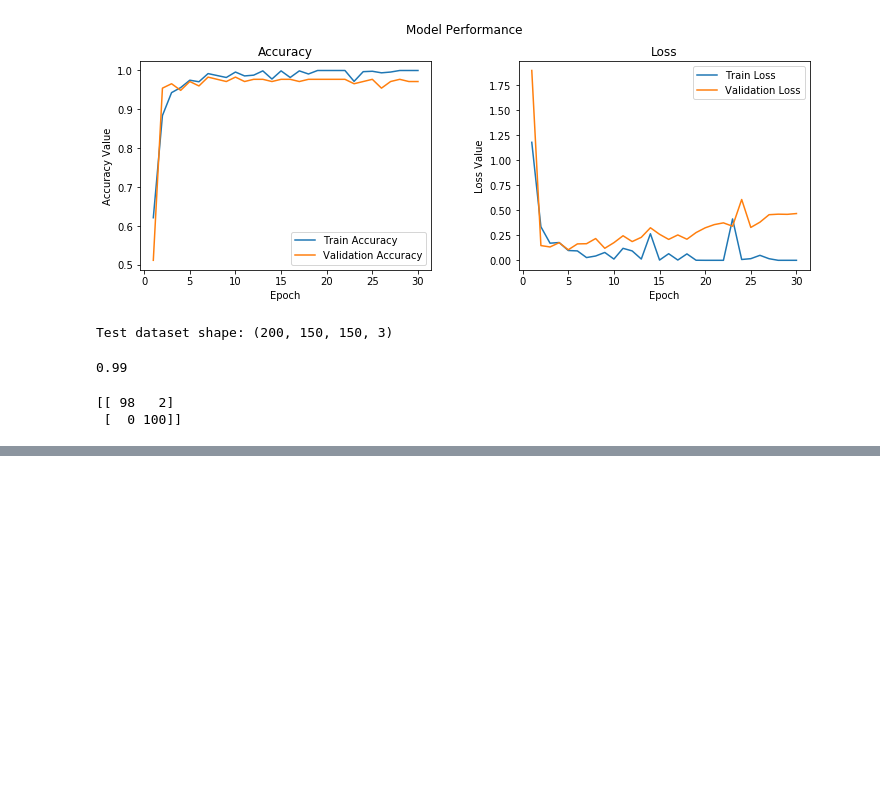
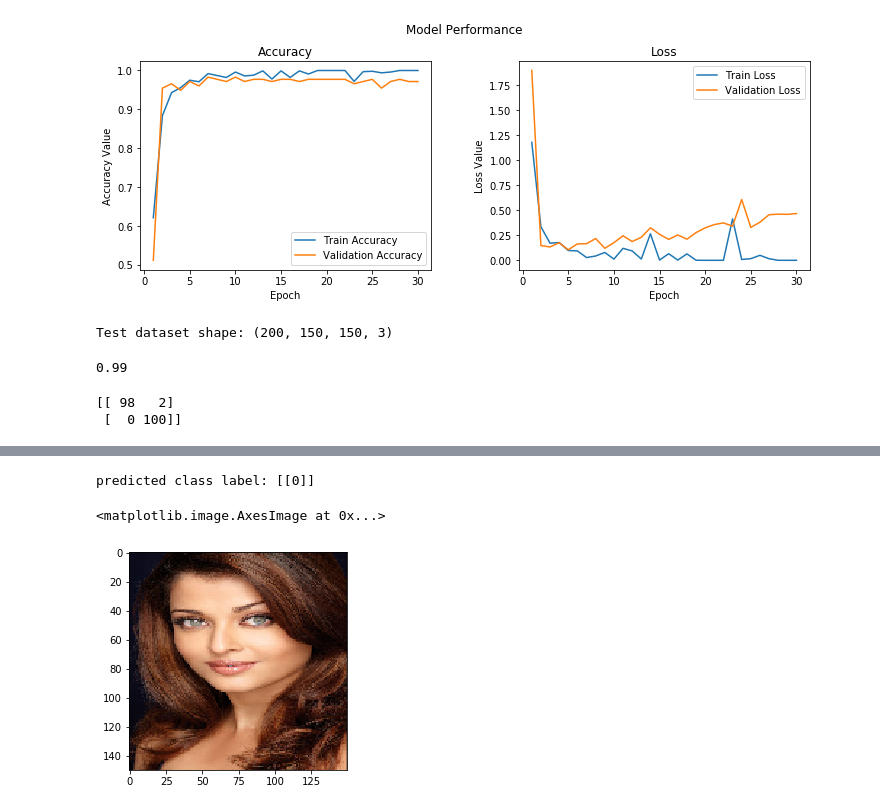
Before and after one commit to SaiShivam/Face-Mask-detection-classification, a Jupyter notebook: Face mask detection.ipynb, the cells around one changed output, grey strips where cells are left out. Cells and saved outputs as stored; diff of their text form; code cells hidden in the pictures; blank space fills up the shorter version.

```diff
--- a/Face mask detection.ipynb
+++ b/Face mask detection.ipynb
@@ -299,0 +308,12 @@ plt.imshow(test_imgs_scaled[11])
+# %%
+without_mask_single_pred = img_to_array(load_img('D:\FaceMaskData\withoutmask_single prediction.jpg', target_size=IMG_DIM))
+without_mask_single_pred = without_mask_single_pred.astype('float32')
+without_mask_single_pred /= 255
+# %%
+print('predicted class label:',model.predict_classes(np.expand_dims(without_mask_single_pred, axis=0), verbose=0))
+
+plt.imshow(without_mask_single_pred)
+# %% [output]
+predicted class label: [[0]]
+<matplotlib.image.AxesImage at 0x...>
+[figure, added]
```
Also changed, not shown: parts of 4 cells of this notebook.
